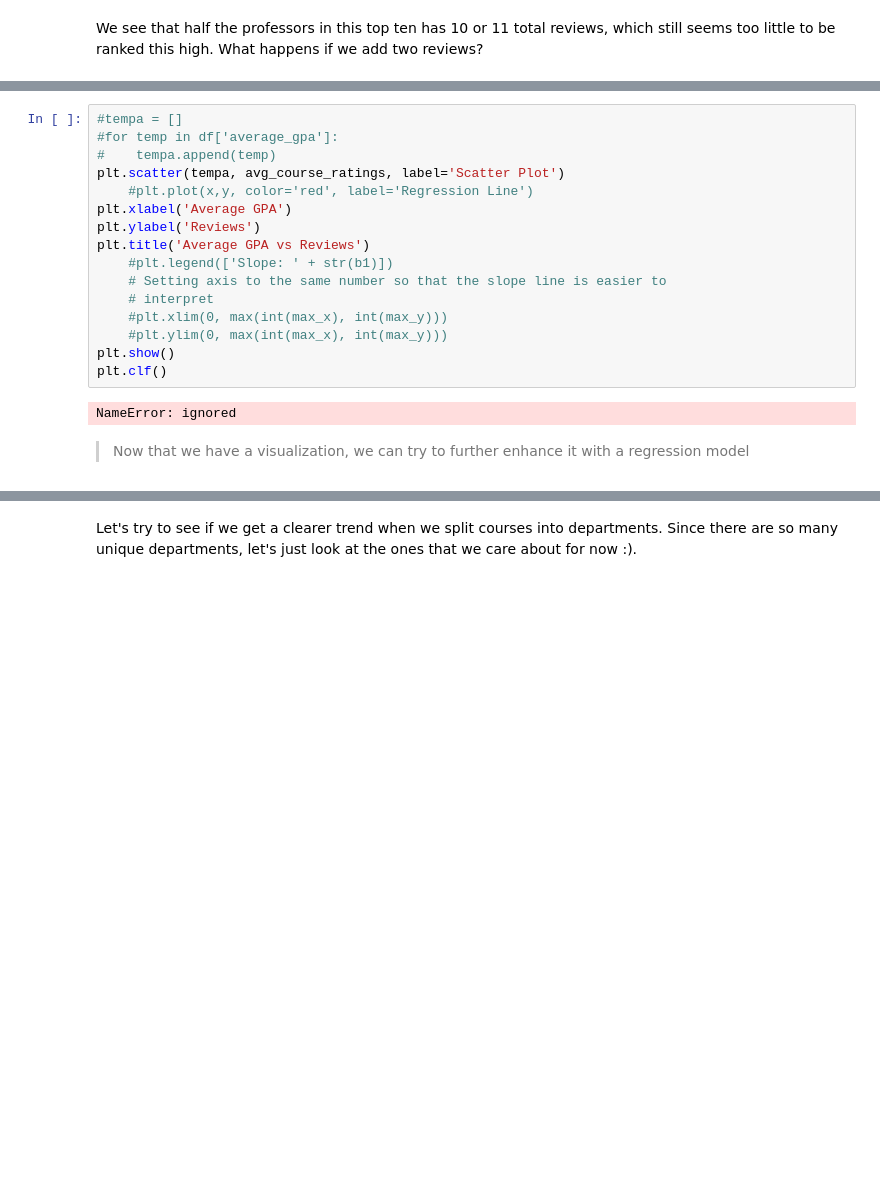
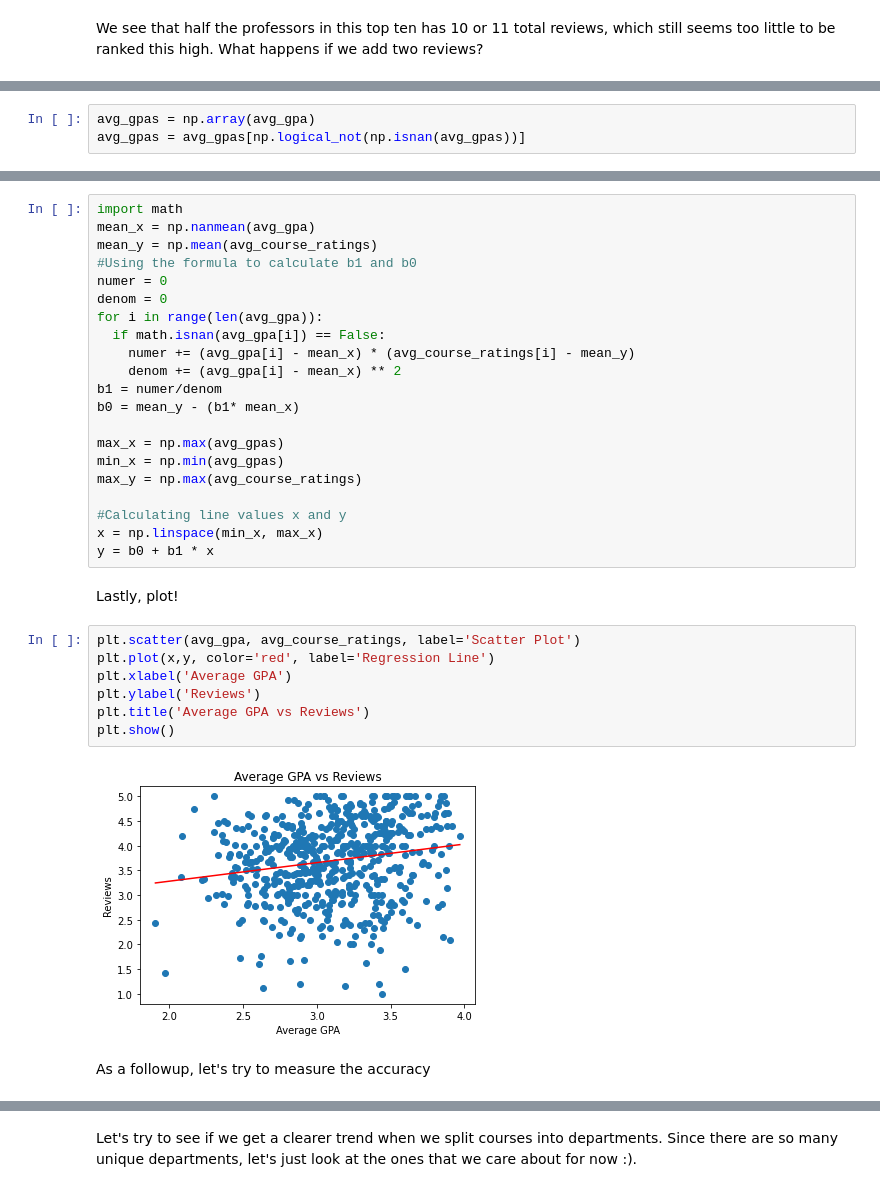
Before and after one commit to Akameki/cmsc320-final, a Jupyter notebook: final_colab.ipynb, the cells around one changed output, grey strips where cells are left out. Saved outputs shown, nothing was run; the diff lists cells and outputs as text; blank space fills up the shorter version.

```diff
--- a/final_colab.ipynb
+++ b/final_colab.ipynb
@@ -383,0 +386,3 @@ print(tempa)
+# %%
+avg_gpas = np.array(avg_gpa)
+avg_gpas = avg_gpas[np.logical_not(np.isnan(avg_gpas))]
@@ -384,20 +391,34 @@ print(tempa)
+# %%
+import math
+mean_x = np.nanmean(avg_gpa)
+mean_y = np.mean(avg_course_ratings)
+#Using the formula to calculate b1 and b0
+numer = 0
+denom = 0
+for i in range(len(avg_gpa)):
+  if math.isnan(avg_gpa[i]) == False:
+    numer += (avg_gpa[i] - mean_x) * (avg_course_ratings[i] - mean_y)
+    denom += (avg_gpa[i] - mean_x) ** 2
+b1 = numer/denom
+b0 = mean_y - (b1* mean_x)
+
+max_x = np.max(avg_gpas)
+min_x = np.min(avg_gpas)
+max_y = np.max(avg_course_ratings)
+
+#Calculating line values x and y
+x = np.linspace(min_x, max_x)
+y = b0 + b1 * x
+# %% [markdown]
+Lastly, plot!
 # %%
-#tempa = []
-#for temp in df['average_gpa']:
-#    tempa.append(temp)
-plt.scatter(tempa, avg_course_ratings, label='Scatter Plot')
-    #plt.plot(x,y, color='red', label='Regression Line')
+plt.scatter(avg_gpa, avg_course_ratings, label='Scatter Plot')
+plt.plot(x,y, color='red', label='Regression Line')
 plt.xlabel('Average GPA')
 plt.ylabel('Reviews')
 plt.title('Average GPA vs Reviews')
-    #plt.legend(['Slope: ' + str(b1)])
-    # Setting axis to the same number so that the slope line is easier to
-    # interpret
-    #plt.xlim(0, max(int(max_x), int(max_y)))
-    #plt.ylim(0, max(int(max_x), int(max_y)))
 plt.show()
-plt.clf()
 # %% [output]
-NameError: ignored
+[figure, added]
-# %% [markdown]
-> Now that we have a visualization, we can try to further enhance it with a regression model
+# %% [markdown]
+As a followup, let's try to measure the accuracy
```
Also changed, not shown: parts of 46 cells of this notebook, 1 other file.
